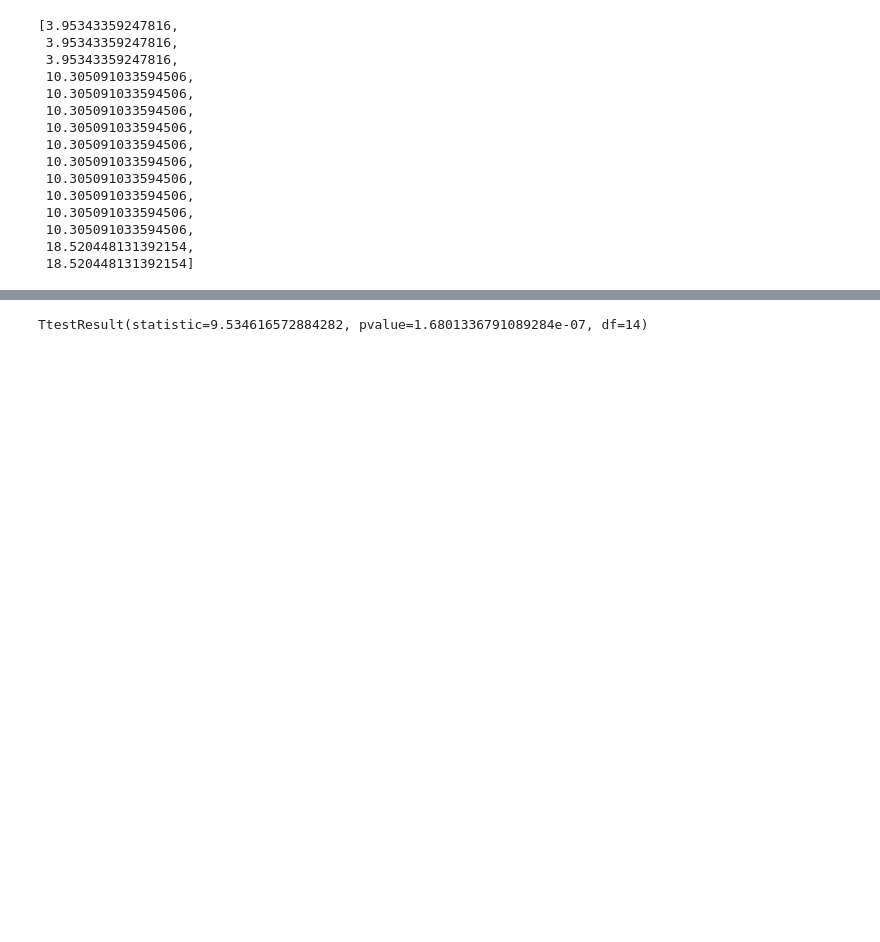
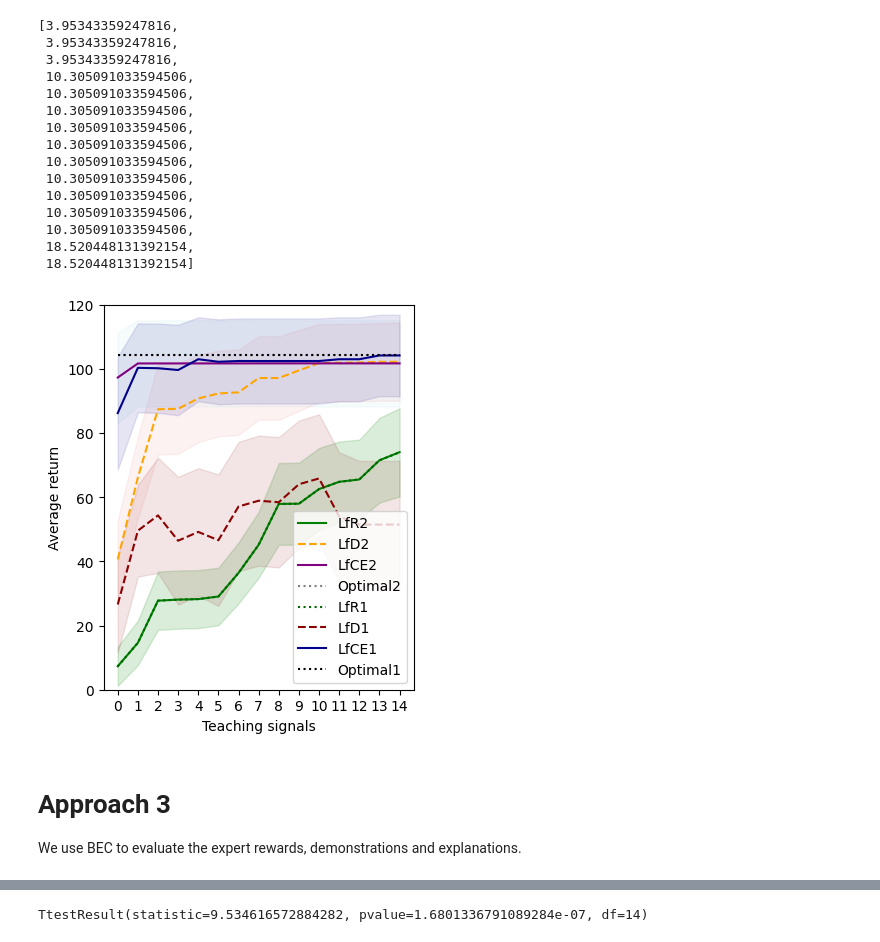
Before and after one commit to Silviatulli/contrastive_examples_MLIRL, a Jupyter notebook: ECAI_Exp1.ipynb, the cells around one changed output, grey strips where cells are left out. Saved outputs shown, nothing was run; the diff lists cells and outputs as text; code cells hidden in the pictures; blank space fills up the shorter version.

```diff
--- a/ECAI_Exp1.ipynb
+++ b/ECAI_Exp1.ipynb
@@ -989,0 +1618,34 @@ samples_rl
+# %%
+# Plot
+plt.figure(figsize=(4, 5))
+
+# Approach 2
+plt.fill_between(range(NSTEPS), rl_mean_2 + rl_std_2, rl_mean_2 - rl_std_2, color='lightgreen', alpha=0.1)
+plt.fill_between(range(NSTEPS), demo_mean_2 + demo_std_2, demo_mean_2 - demo_std_2, color='lightcoral', alpha=0.1)
+plt.fill_between(range(NSTEPS), expl_mean_2 + expl_std_2, expl_mean_2 - expl_std_2, color='lightblue', alpha=0.1)
+plt.plot(range(NSTEPS), rl_mean_2, 'g-', label='LfR2', color='green')
+plt.plot(range(NSTEPS), demo_mean_2, 'r--', label='LfD2', color='orange')
+plt.plot(range(NSTEPS), expl_mean_2, 'b-', label='LfCE2', color='purple')
+plt.plot(range(NSTEPS), ref_mean_2, 'k:', label='Optimal2', color='gray')
+
+# Approach 1
+plt.fill_between(range(NSTEPS), rl_mean + rl_std, rl_mean - rl_std, color='darkgreen', alpha=0.1)
+plt.fill_between(range(NSTEPS), demo_mean + demo_std, demo_mean - demo_std, color='darkred', alpha=0.1)
+plt.fill_between(range(NSTEPS), expl_mean + expl_std, expl_mean - expl_std, color='darkblue', alpha=0.1)
+plt.plot(range(NSTEPS), rl_mean, 'g:', label='LfR1', color='darkgreen')
+plt.plot(range(NSTEPS), demo_mean, 'r--', label='LfD1', color='darkred')
+plt.plot(range(NSTEPS), expl_mean, 'b-', label='LfCE1', color='darkblue')
+plt.plot(range(NSTEPS), ref_mean, 'k:', label='Optimal1', color='black')
+
+# Labels and legend
+plt.xlabel('Teaching signals')
+plt.ylabel('Average return')
+plt.ylim(0, 120)
+plt.xticks(range(0, 15))
+plt.legend(loc='best')
+plt.show()
+# %% [output]
+[figure, added]
+# %% [markdown]
+# **Approach 3**
+We use BEC to evaluate the expert rewards, demonstrations and explanations.
```
Also changed, not shown: parts of 24 cells of this notebook.
